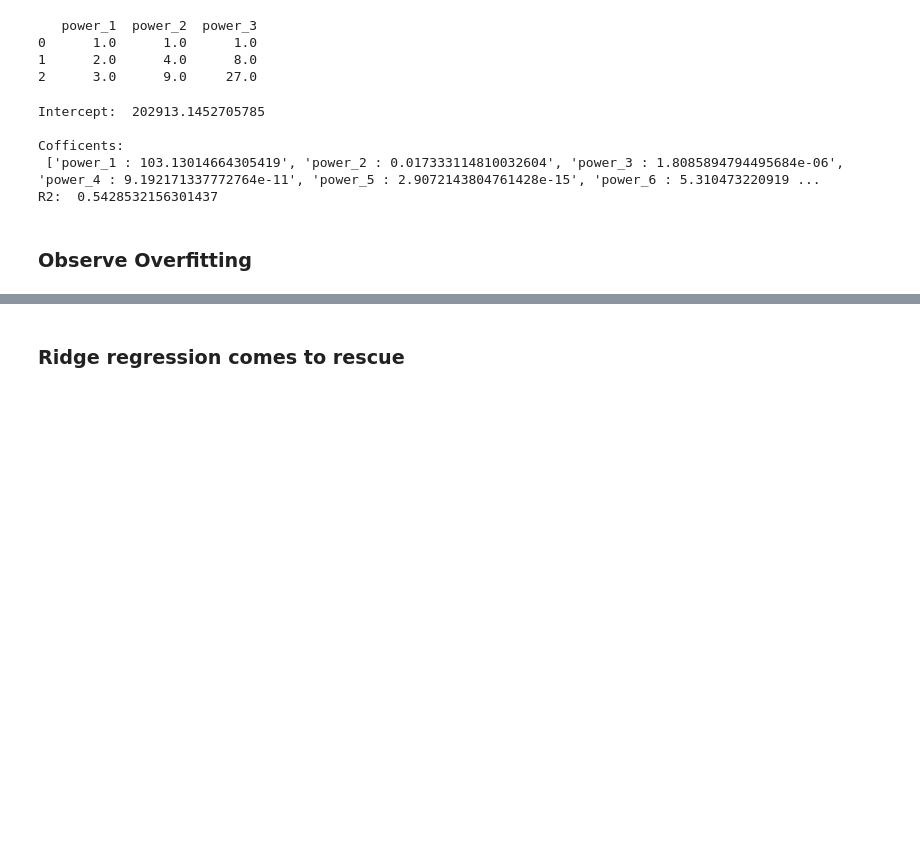
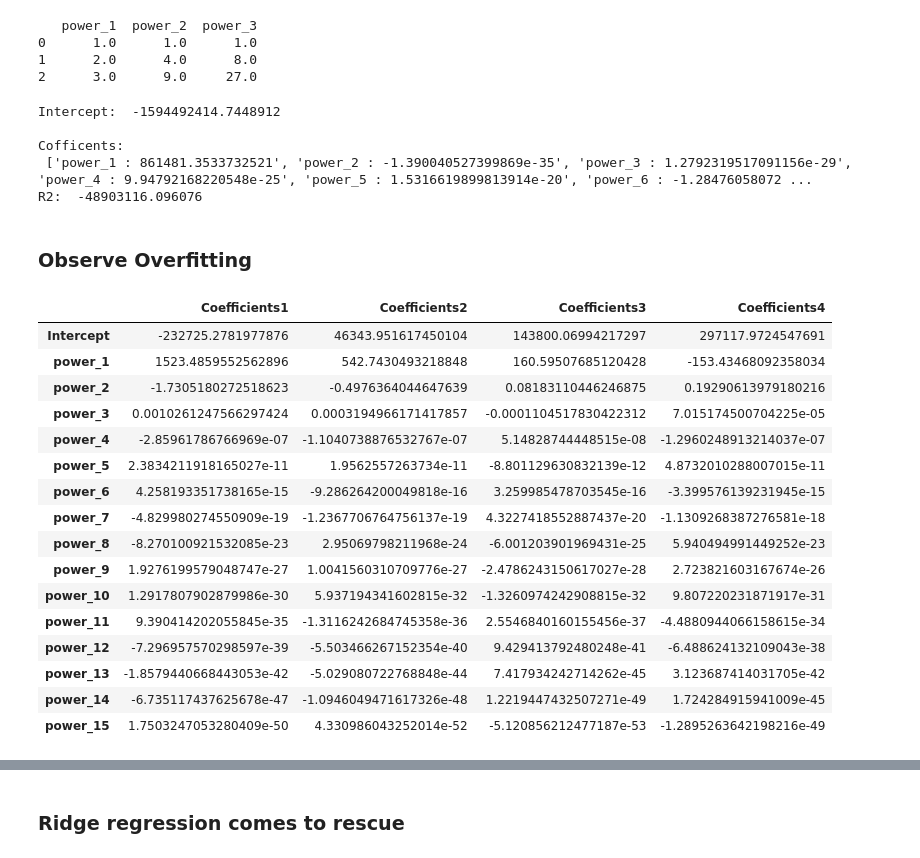
Before and after one commit to Tinsae/Machine-Learning-Projects, a Jupyter notebook: 2. Regression/4-ridge-regression-assignment-1(Standard Packages).ipynb, the cells around one changed output, grey strips where cells are left out. Saved outputs shown, nothing was run; the diff lists cells and outputs as text; code cells hidden in the pictures; blank space fills up the shorter version.

```diff
--- a/2. Regression/4-ridge-regression-assignment-1(Standard Packages).ipynb
+++ b/2. Regression/4-ridge-regression-assignment-1(Standard Packages).ipynb
@@ -70,8 +75,9 @@ sales = sales.sort_values(by=['sqft_living', 'price'])
 # %%
 # degree 15 polynomial
 X = polynomial_dataframe(sales['sqft_living'], 15)
+
 Y = sales['price']
-model15_sk = Ridge(alpha=0.2, normalize=True)
+model15_sk = Ridge(alpha=0.2)
 model15_sk.fit(X, Y)
 
 print("Intercept: ", model15_sk.intercept_,"\n")
@@ -79,11 +85,11 @@ print("Cofficents: \n", [str(k) + " : " + str(v) for k, v in zip(X.columns, mode
 
 print("R2: ", model15_sk.score(X, Y))
 # %% [output]
-Intercept:  202913.1452705785
+Intercept:  -1594492414.7448912
 
 Cofficents:
- ['power_1 : 103.13014664305419', 'power_2 : 0.017333114810032604', 'power_3 : 1.8085894794495684e-06', 'power_4 : 9.192171337772764e-11', 'power_5 : 2.9072143804761428e-15', 'power_6 : 5.310473220919 ...
-R2:  0.5428532156301437
+ ['power_1 : 861481.3533732521', 'power_2 : -1.390040527399869e-35', 'power_3 : 1.2792319517091156e-29', 'power_4 : 9.94792168220548e-25', 'power_5 : 1.5316619899813914e-20', 'power_6 : -1.28476058072 ...
+R2:  -48903116.096076
 # %% [markdown]
 ### Observe Overfitting
 # %%
@@ -98,14 +104,43 @@ set_4 = sales[amount * 3:].sort_values(by=['sqft_living', 'price'])
 # %%
 def get_model(dataset, alpha_reg):
     X = polynomial_dataframe(dataset['sqft_living'], 15)
     Y = dataset['price']
     # using sag shows more variance
-    model = Ridge(alpha=alpha_reg, fit_intercept=True, normalize=True)
+    model = Ridge(alpha=alpha_reg, normalize=True)
     model.fit(X, Y)
-    coefficients = ["intercept:" + str(model.intercept_)] + [str(k) + " : " + str(v) for k, v in zip(X.columns, model.coef_)]
-    return X, Y, model, coefficients
+    coeffs = {"Intercept": str(model.intercept_)}
+    for k, v in zip(X.columns, model.coef_):
+        coeffs[str(k)] = str(v)
+    return X, Y, model, coeffs
 
-set1_X, set1_Y, set1_model, coff1 = get_model(set_1, 1e-9)
-set2_X, set2_Y, set2_model, coff2 = get_model(set_2, 1e-9)
-set3_X, set3_Y, set3_model, coff3 = get_model(set_3, 1e-9)
-set4_X, set4_Y, set4_model, coff4 = get_model(set_4, 1e-9)
+set1_X, set1_Y, set1_model, coefficients1 = get_model(set_1, 1e-9)
+set2_X, set2_Y, set2_model, coefficients2 = get_model(set_2, 1e-9)
+set3_X, set3_Y, set3_model, coefficients3 = get_model(set_3, 1e-9)
+set4_X, set4_Y, set4_model, coefficients4 = get_model(set_4, 1e-9)
+# merge the dictionaries
+# cofficients = {k:list(v) for k in coeffs1.keys() for v in zip(coeffs1.values(), coeffs2.values(), coeffs3.values(), coeffs4.values())}
+# convert to dataframe
+coefficients = pd.DataFrame(index=coefficients1.keys())
+coefficients['Coefficients1'] = coefficients1.values()
+coefficients['Coefficients2'] = coefficients2.values()
+coefficients['Coefficients3'] = coefficients3.values()
+coefficients['Coefficients4'] = coefficients4.values()
+coefficients
+# %% [output]
+|  | Coefficients1 | Coefficients2 | Coefficients3 | Coefficients4 |
+| Intercept | -232725.2781977876 | 46343.951617450104 | 143800.06994217297 | 297117.9724547691 |
+| power_1 | 1523.4859552562896 | 542.7430493218848 | 160.59507685120428 | -153.43468092358034 |
+| power_2 | -1.7305180272518623 | -0.4976364044647639 | 0.08183110446246875 | 0.19290613979180216 |
+| power_3 | 0.0010261247566297424 | 0.0003194966171417857 | -0.0001104517830422312 | 7.015174500704225e-05 |
+| power_4 | -2.85961786766969e-07 | -1.1040738876532767e-07 | 5.14828744448515e-08 | -1.2960248913214037e-07 |
+| power_5 | 2.3834211918165027e-11 | 1.9562557263734e-11 | -8.801129630832139e-12 | 4.8732010288007015e-11 |
+| power_6 | 4.258193351738165e-15 | -9.286264200049818e-16 | 3.259985478703545e-16 | -3.399576139231945e-15 |
+| power_7 | -4.829980274550909e-19 | -1.2367706764756137e-19 | 4.3227418552887437e-20 | -1.1309268387276581e-18 |
+| power_8 | -8.270100921532085e-23 | 2.95069798211968e-24 | -6.001203901969431e-25 | 5.940494991449252e-23 |
+| power_9 | 1.9276199579048747e-27 | 1.0041560310709776e-27 | -2.4786243150617027e-28 | 2.723821603167674e-26 |
+| power_10 | 1.2917807902879986e-30 | 5.937194341602815e-32 | -1.3260974242908815e-32 | 9.807220231871917e-31 |
+| power_11 | 9.390414202055845e-35 | -1.3116242684745358e-36 | 2.5546840160155456e-37 | -4.4880944066158615e-34 |
+| power_12 | -7.296957570298597e-39 | -5.503466267152354e-40 | 9.429413792480248e-41 | -6.488624132109043e-38 |
+| power_13 | -1.8579440668443053e-42 | -5.029080722768848e-44 | 7.417934242714262e-45 | 3.123687414031705e-42 |
+| power_14 | -6.735117437625678e-47 | -1.0946049471617326e-48 | 1.2219447432507271e-49 | 1.724284915941009e-45 |
+| power_15 | 1.7503247053280409e-50 | 4.330986043252014e-52 | -5.120856212477187e-53 | -1.2895263642198216e-49 |
```
Also changed, not shown: parts of 34 cells of this notebook.
